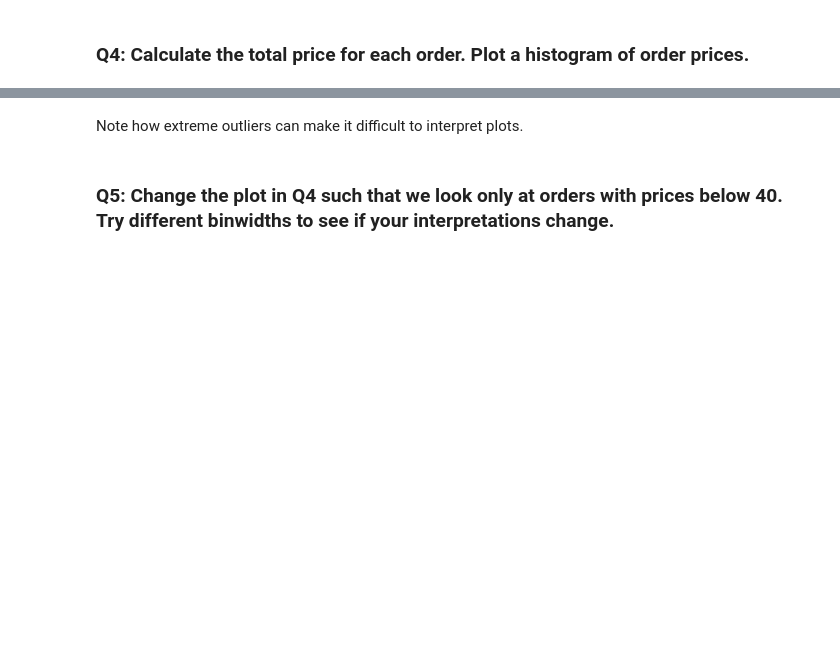
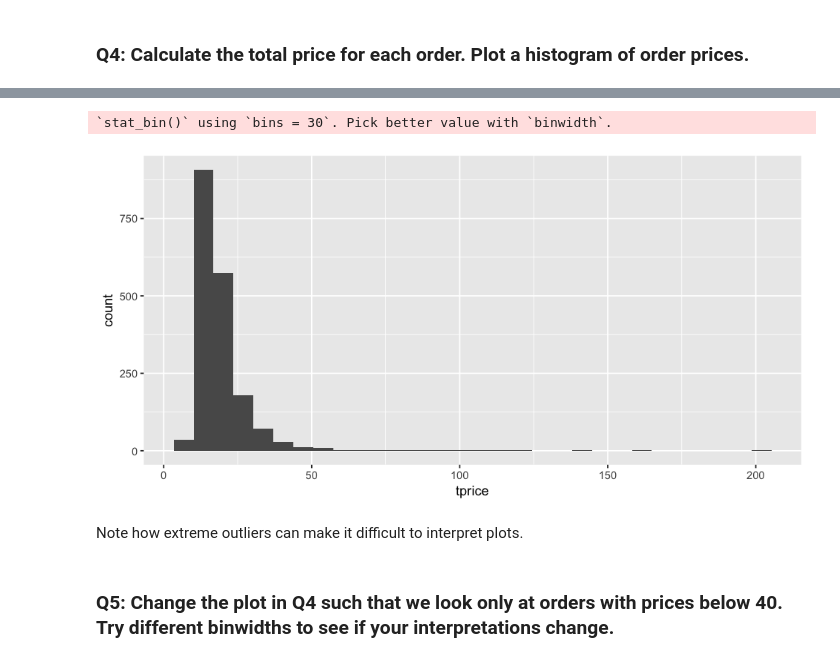
Before and after one commit to rogerfan/stats306_f18_labs, a Jupyter notebook: stats306_lab3.ipynb, the cells around one changed output, grey strips where cells are left out. Cells and saved outputs as stored; diff of their text form; code cells hidden in the pictures; blank space fills up the shorter version.

```diff
--- a/stats306_lab3.ipynb
+++ b/stats306_lab3.ipynb
@@ -30,5 +61,6 @@ head(df)
 ### Q2: `item_price` is currently a string. Remove the dollar sign and convert it to a numerical variable
 
 Hint: Consider the functions `str_replace` and `as.numeric`. Note that to replace dollar signs in the string you will need to use `'\\$'` in `str_replace`.
-# %%
-df = df
+# %%
+df = df %>% mutate(item_price = as.numeric(str_replace(item_price, '\\$', '')))
+head(df)
@@ -71,0 +135,3 @@ totalprice = NA
+# %%
+totalprice = df %>% group_by(order_id) %>% summarize(tprice = sum(item_price))
+head(totalprice)
@@ -72,3 +146,8 @@ totalprice = NA
+# %%
+ggplot(totalprice, aes(x=tprice)) + geom_histogram()
+# %% [output]
+`stat_bin()` using `bins = 30`. Pick better value with `binwidth`.
+[figure, added]
 # %% [markdown]
 Note how extreme outliers can make it difficult to interpret plots.
 # %% [markdown]
```
Also changed, not shown: parts of 16 cells of this notebook, 1 other file.
